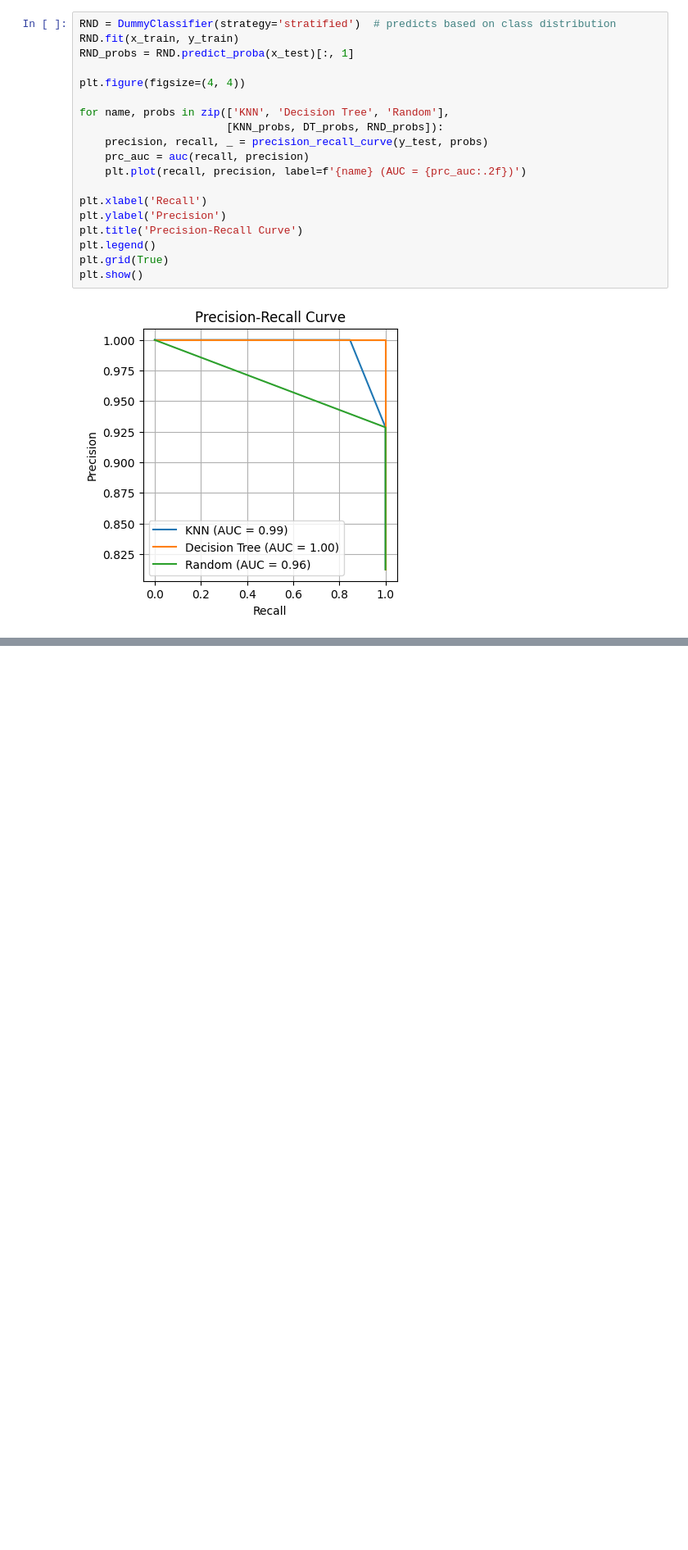
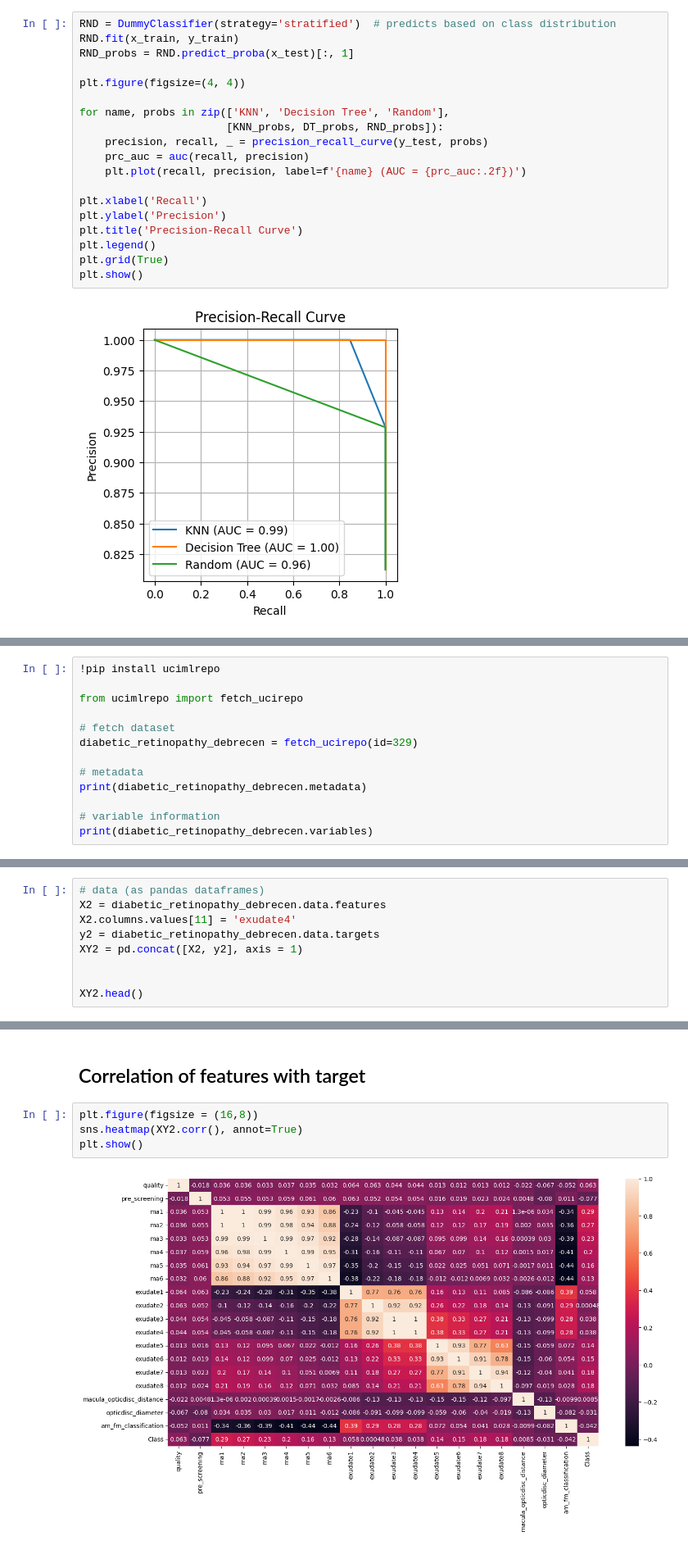
Before and after one commit to Shima-Nam/Applied-Machine-Learning-Mcgill-University-COMP-551, a Jupyter notebook: Project_1/Comp551_project1.ipynb, the cells around one changed output, grey strips where cells are left out. Shown at 82% size. Saved outputs shown, nothing was run; the diff lists cells and outputs as text; blank space fills up the shorter version.

```diff
--- a/Project_1/Comp551_project1.ipynb
+++ b/Project_1/Comp551_project1.ipynb
@@ -524,0 +531,13 @@ plt.show()
+# %%
+!pip install ucimlrepo
+
+from ucimlrepo import fetch_ucirepo
+
+# fetch dataset
+diabetic_retinopathy_debrecen = fetch_ucirepo(id=329)
+
+# metadata
+print(diabetic_retinopathy_debrecen.metadata)
+
+# variable information
+print(diabetic_retinopathy_debrecen.variables)
@@ -524,0 +564,9 @@ plt.show()
+# %%
+# data (as pandas dataframes)
+X2 = diabetic_retinopathy_debrecen.data.features
+X2.columns.values[11] = 'exudate4'
+y2 = diabetic_retinopathy_debrecen.data.targets
+XY2 = pd.concat([X2, y2], axis = 1)
+
+
+XY2.head()
@@ -524,0 +602,8 @@ plt.show()
+# %% [markdown]
+## Correlation of features with target
+# %%
+plt.figure(figsize = (16,8))
+sns.heatmap(XY2.corr(), annot=True)
+plt.show()
+# %% [output]
+[figure, added]
```
Also changed, not shown: parts of 63 cells of this notebook, 1 other file.
